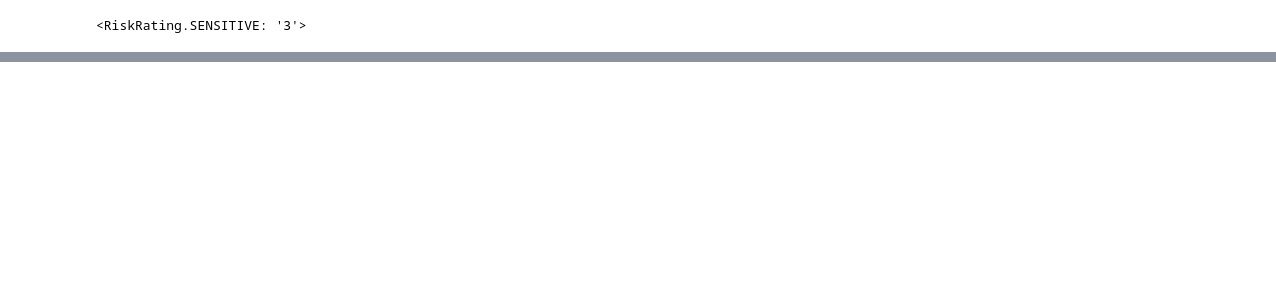
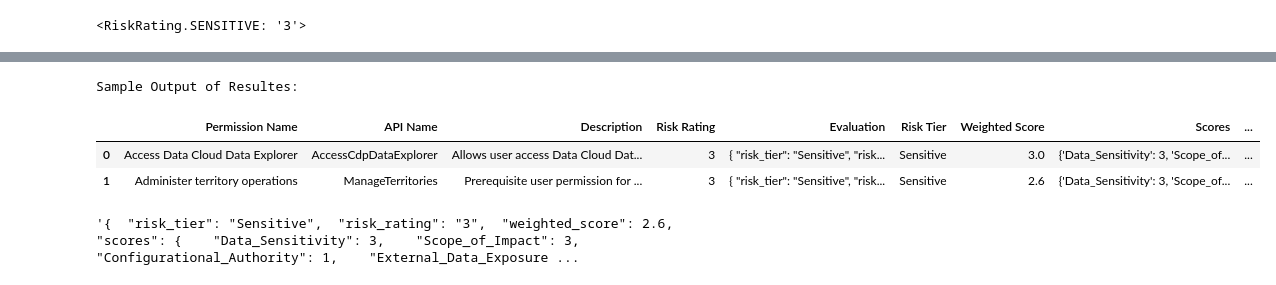
Before and after one commit to TOM-BOHN/SFDC-User-Permissions-AI, a Jupyter notebook: Notebooks/SFDC_User_Permission_AI.ipynb, the cells around one changed output, grey strips where cells are left out. Cells and saved outputs as stored; diff of their text form; code cells hidden in the pictures; blank space fills up the shorter version.

```diff
--- a/Notebooks/SFDC_User_Permission_AI.ipynb
+++ b/Notebooks/SFDC_User_Permission_AI.ipynb
@@ -49,8 +57,8 @@ if not hasattr(genai.models.Models.generate_content, '__wrapped__'):
       predicate=is_retriable)(genai.models.Models.generate_content)
 # %%
 url = "https://raw.githubusercontent.com/TOM-BOHN/SFDC-User-Permissions-AI/refs/heads/main/Inputs/User_Permission_Reference_Data__Sample.csv"
-df = pd.read_csv(url)
-df.head()
+perm_list_df = pd.read_csv(url)
+perm_list_df.head()
 # %% [output]
 |  | Permission Name | API Name | Description |
 | 0 | Access Data Cloud Data Explorer | AccessCdpDataExplorer | Allows user access Data Cloud Dat... |
@@ -150,18 +158,3 @@ Markdown(text_eval)
 struct_eval
 # %% [output]
 <RiskRating.SENSITIVE: '3'>
-# %%
-total_records = len(df)
-
-for i in range(2):
-  print(f'Analyzing Permission {i+1} of {total_records}...')
-  print('Name:       ', df['Permission Name'][i])
-  print('API Name:   ', df['API Name'][i])
-  print('Description:', df['Description'][i])
-  print('--------------------')
-
-  # Substitute variables into the prompt
-  prompt_with_vars = prompt_user_perm_risk_rating.format(
-    permission_name=df['Permission Name'][i],
-    permission_description=df['Description'][i]
-  )
@@ -167,0 +230,9 @@ for i in range(2):
+# %%
+results_df = classify_risk_rating(
+      input_df = perm_list_df
+    , prompt = PROMPT_USER_PERM_RISK_RATING
+    , total_records = 2
+    , checkin_interval = 60
+    , debug = True
+  )
+results_df
@@ -167,0 +317,15 @@ for i in range(2):
+# %%
+full_results_df = extract_json_fields(
+    results_df
+  , json_column='Evaluation'
+  , debug = True
+)
+# %% [output]
+Sample Output of Resultes:
+|  | Permission Name | API Name | Description | Risk Rating | Evaluation | Risk Tier | Weighted Score | Scores | ... |
+| 0 | Access Data Cloud Data Explorer | AccessCdpDataExplorer | Allows user access Data Cloud Dat... | 3 | { "risk_tier": "Sensitive", "risk... | Sensitive | 3.0 | {'Data_Sensitivity': 3, 'Scope_of... | ... |
+| 1 | Administer territory operations | ManageTerritories | Prerequisite user permission for ... | 3 | { "risk_tier": "Sensitive", "risk... | Sensitive | 2.6 | {'Data_Sensitivity': 3, 'Scope_of... | ... |
+# %%
+results_df['Evaluation'][1]
+# %% [output]
+'{  "risk_tier": "Sensitive",  "risk_rating": "3",  "weighted_score": 2.6,  "scores": {    "Data_Sensitivity": 3,    "Scope_of_Impact": 3,    "Configurational_Authority": 1,    "External_Data_Exposure ...
```
Also changed, not shown: parts of 7 cells of this notebook.
